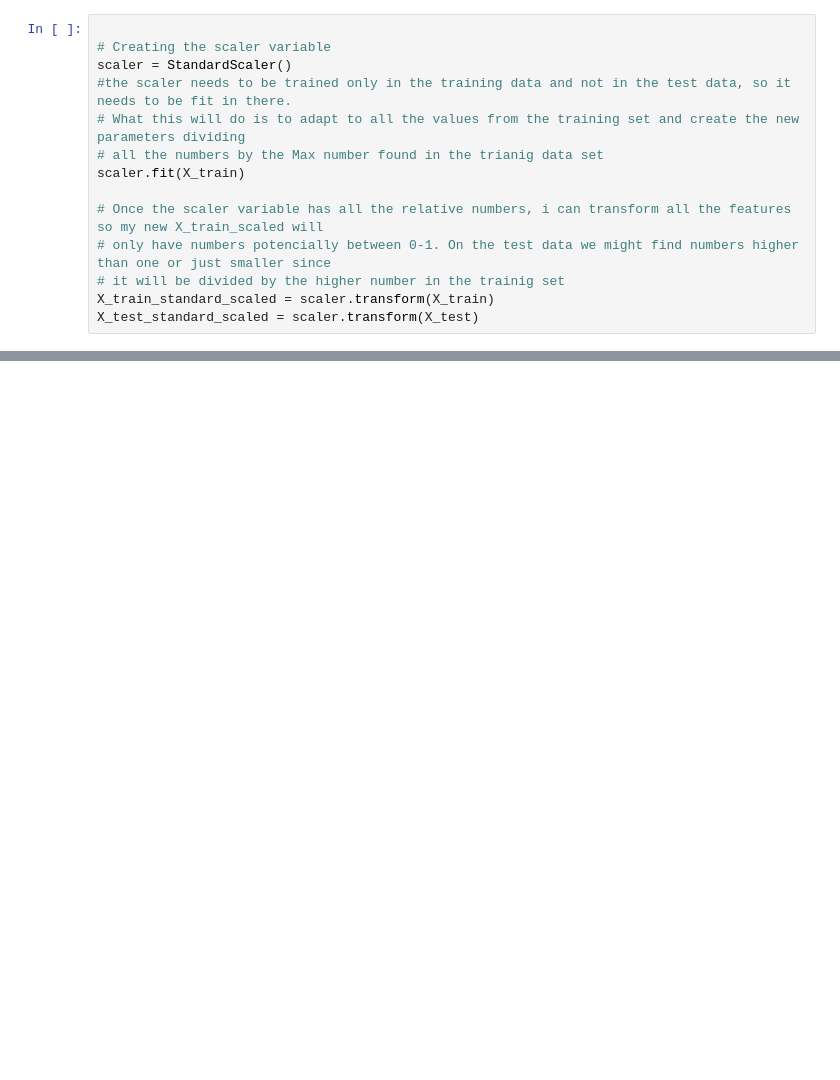
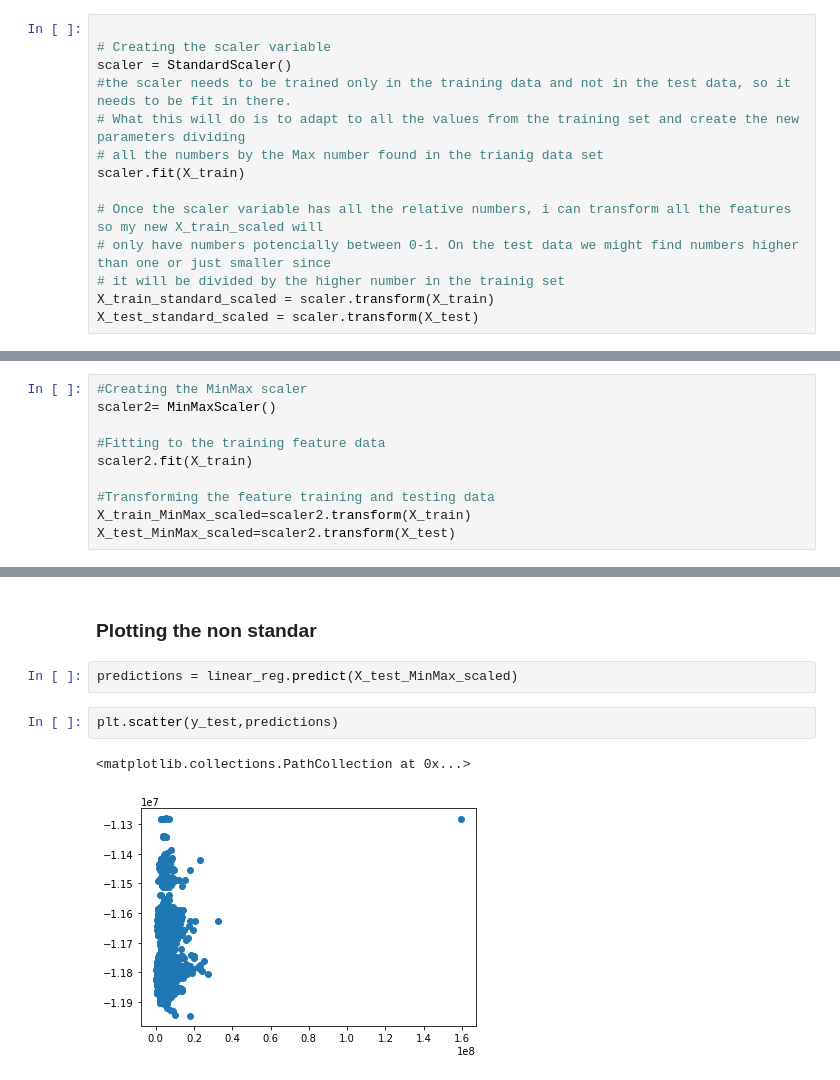
Before and after one commit to FontanaPedro/DBA-Project, a Jupyter notebook: Code_Machine_learning_process.ipynb, the cells around one changed output, grey strips where cells are left out. Saved outputs shown, nothing was run; the diff lists cells and outputs as text; blank space fills up the shorter version.

```diff
--- a/Code_Machine_learning_process.ipynb
+++ b/Code_Machine_learning_process.ipynb
@@ -165,0 +105,10 @@ print("R-squared score (test): {:.3f}".format(linreg.score(X_test, y_test))
+# %%
+#Creating the MinMax scaler
+scaler2= MinMaxScaler()
+
+#Fitting to the training feature data
+scaler2.fit(X_train)
+
+#Transforming the feature training and testing data
+X_train_MinMax_scaled=scaler2.transform(X_train)
+X_test_MinMax_scaled=scaler2.transform(X_test)
@@ -165,0 +206,9 @@ print("R-squared score (test): {:.3f}".format(linreg.score(X_test, y_test))
+# %% [markdown]
+### Plotting the non standar
+# %%
+predictions = linear_reg.predict(X_test_MinMax_scaled)
+# %%
+plt.scatter(y_test,predictions)
+# %% [output]
+<matplotlib.collections.PathCollection at 0x...>
+[figure, added]
```
Also changed, not shown: parts of 66 cells of this notebook, 4 other files.
